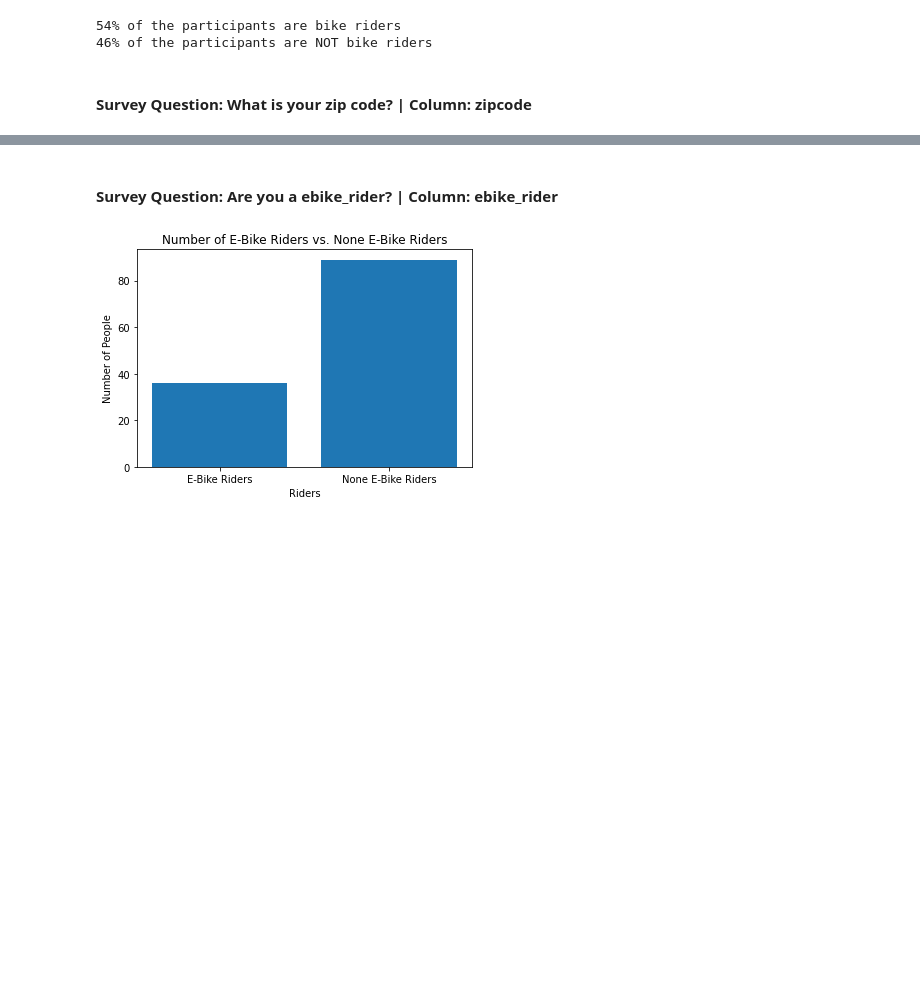
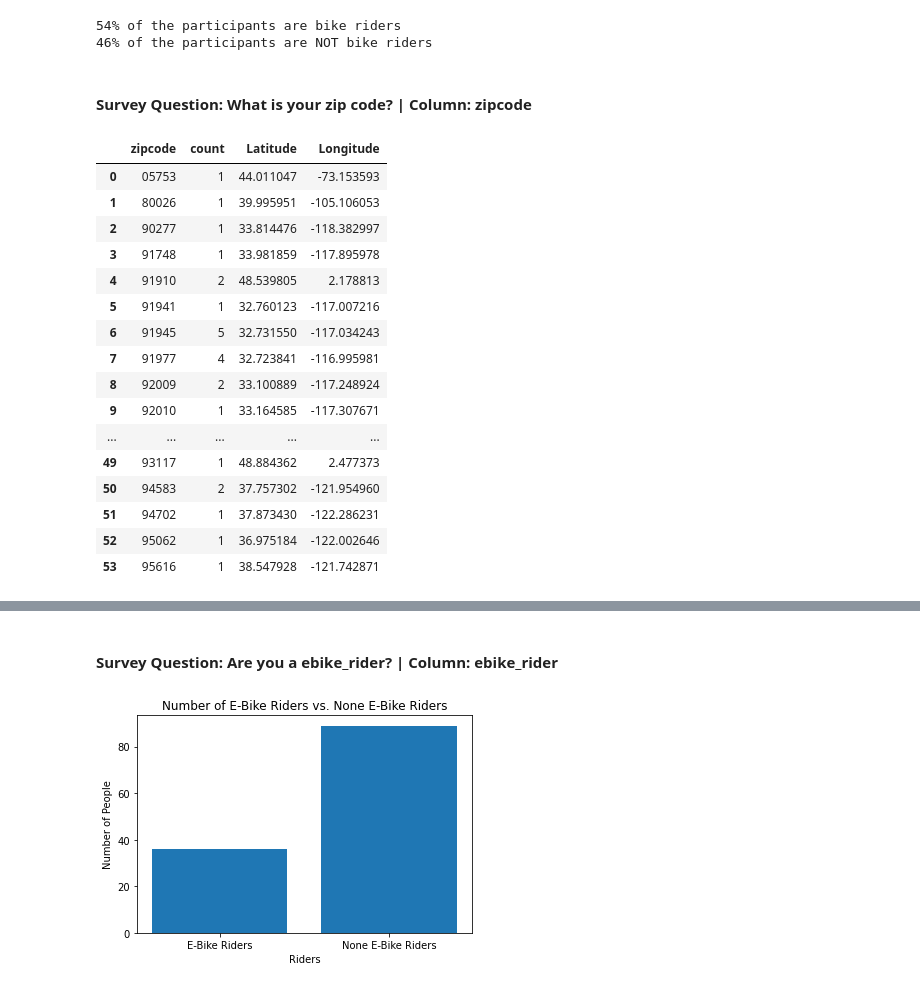
Before and after one commit to claireZHL/CCE-Data-Analysis, a Jupyter notebook: Data_Analysis_on_E_Bike_Survey_Collected_on_04_29_2023.ipynb, the cells around one changed output, grey strips where cells are left out. Saved outputs shown, nothing was run; the diff lists cells and outputs as text; code cells hidden in the pictures; blank space fills up the shorter version.

```diff
--- a/Data_Analysis_on_E_Bike_Survey_Collected_on_04_29_2023.ipynb
+++ b/Data_Analysis_on_E_Bike_Survey_Collected_on_04_29_2023.ipynb
@@ -51,11 +84,13 @@ quant_df.columns = ['bike_rider', 'zipcode', 'ebike_rider', 'commute_purpose',
                    'miles', 'try_bike', 'ebike_class', 'private_locker', 'group_locker',
                    'ebike_rules', 'safty', 'interested']
 # %%
+# convert zipcode values to string
+quant_df['zipcode'] = quant_df['zipcode'].apply(lambda x: str(x).replace('.0', ''))
+
 # convert all letters to lowercase
 columns = quant_df.columns
 for column in columns:
-    if column != 'zipcode':
-        quant_df[column] = quant_df[column].str.lower()
+    quant_df[column] = quant_df[column].str.lower()
 # %%
 # Set cells to null if its unit is time
 quant_df['miles'] = quant_df['miles'].apply(lambda x: np.nan if pd.isnull(x) or 'min' in x else x)
@@ -248,0 +281,41 @@ print(f'{bike_percent_no}% of the participants are NOT bike riders')
+# %%
+# Create a dataframe for zipcode counts
+zipcode_count = quant_df[['zipcode']].dropna()
+zipcode_count['count'] = 1
+zipcode_df = zipcode_count.groupby('zipcode').sum().reset_index()
+zipcode_df = zipcode_df[zipcode_df['zipcode'] != 'nan']
+# %%
+# Convert zipcode to longitude and latitude
+def convert_zipcodes_to_coordinates(zipcodes):
+    geolocator = Nominatim(user_agent="zipcode_converter")
+    coordinates = []
+    for zipcode in zipcodes:
+        location = geolocator.geocode(zipcode)
+        if location:
+            coordinates.append((location.latitude, location.longitude))
+        else:
+            coordinates.append((None, None))
+    return coordinates
+
+
+zipcode_df[['Latitude', 'Longitude']] = pd.DataFrame(convert_zipcodes_to_coordinates(zipcode_df['zipcode']))
+# %%
+zipcode_df
+# %% [output]
+|  | zipcode | count | Latitude | Longitude |
+| 0 | 05753 | 1 | 44.011047 | -73.153593 |
+| 1 | 80026 | 1 | 39.995951 | -105.106053 |
+| 2 | 90277 | 1 | 33.814476 | -118.382997 |
+| 3 | 91748 | 1 | 33.981859 | -117.895978 |
+| 4 | 91910 | 2 | 48.539805 | 2.178813 |
+| 5 | 91941 | 1 | 32.760123 | -117.007216 |
+| 6 | 91945 | 5 | 32.731550 | -117.034243 |
+| 7 | 91977 | 4 | 32.723841 | -116.995981 |
+| 8 | 92009 | 2 | 33.100889 | -117.248924 |
+| 9 | 92010 | 1 | 33.164585 | -117.307671 |
+| ... | ... | ... | ... | ... |
+| 49 | 93117 | 1 | 48.884362 | 2.477373 |
+| 50 | 94583 | 2 | 37.757302 | -121.954960 |
+| 51 | 94702 | 1 | 37.873430 | -122.286231 |
+| 52 | 95062 | 1 | 36.975184 | -122.002646 |
+| 53 | 95616 | 1 | 38.547928 | -121.742871 |
```
Also changed, not shown: parts of 7 cells of this notebook, 19 other files.
